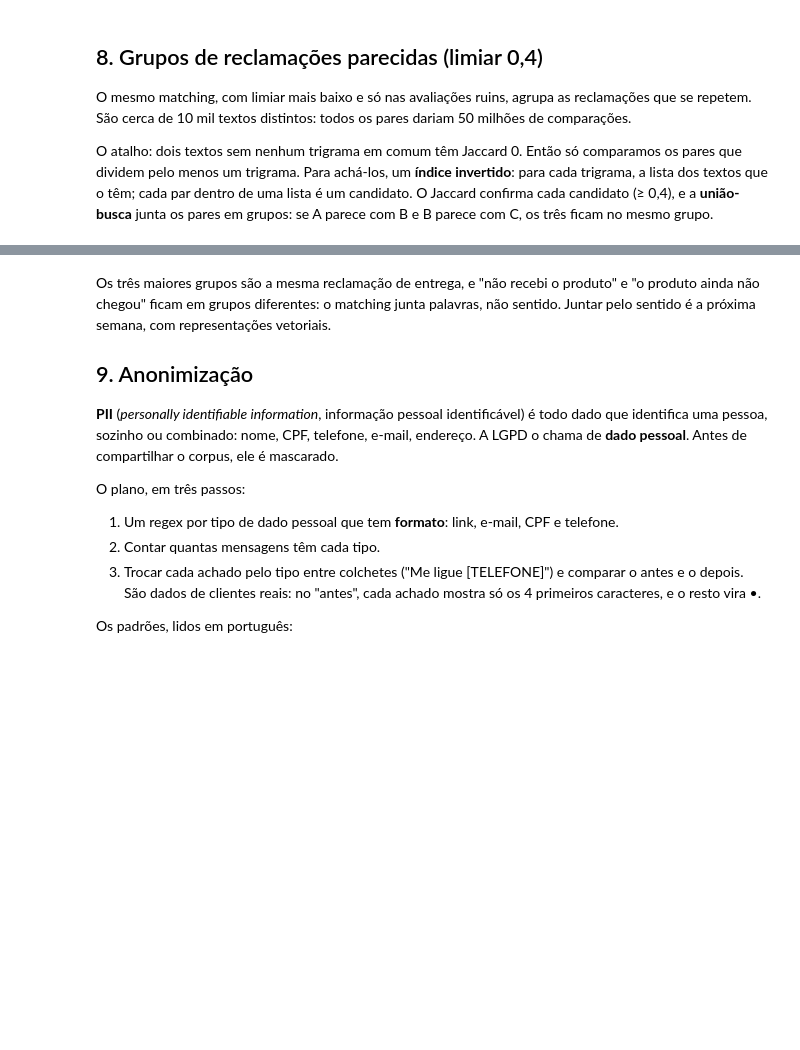
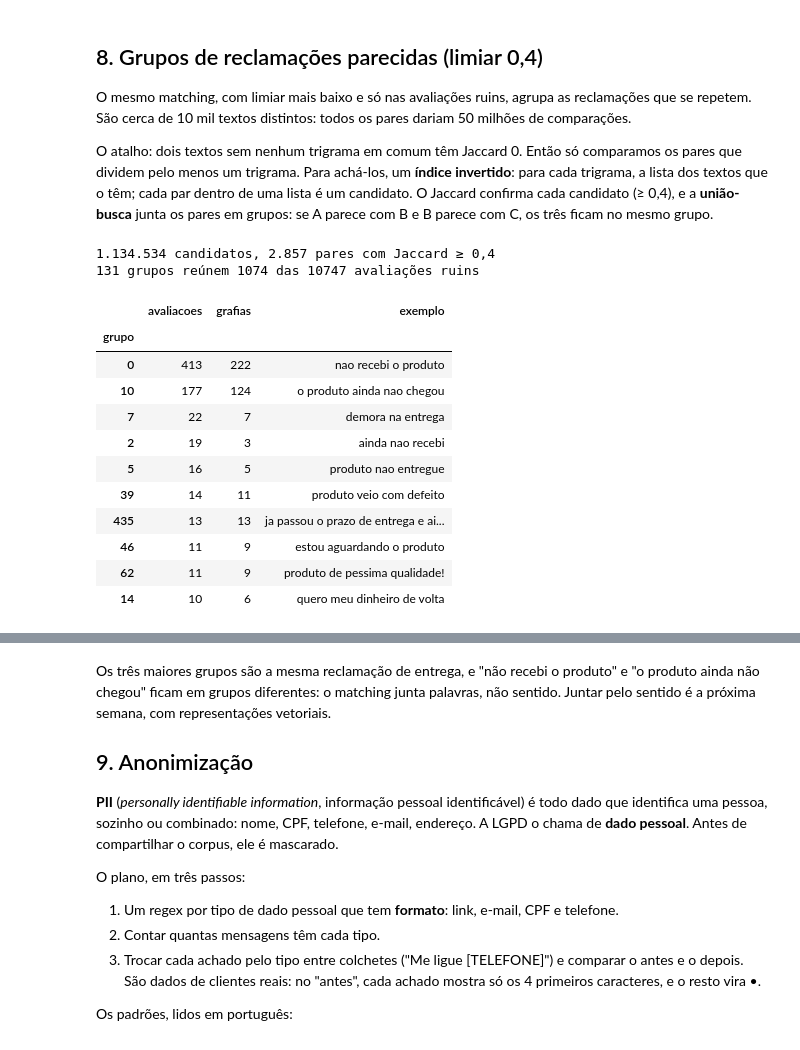
Before and after one commit to chcomin/curso-processamento-e-visualizacao-de-dados, a Jupyter notebook: M07_processamento_de_texto/4_higiene_de_corpus.ipynb, the cells around one changed output, grey strips where cells are left out. Cells and saved outputs as stored; diff of their text form; code cells hidden in the pictures; blank space fills up the shorter version.

```diff
--- a/M07_processamento_de_texto/4_higiene_de_corpus.ipynb
+++ b/M07_processamento_de_texto/4_higiene_de_corpus.ipynb
@@ -151,3 +179,5 @@ for texto in ["AINDA NÃO RECEBI O PRODUTO ", "Ótimo 👍🏼 ", "De 1ª qualid
     print(repr(texto))
     for passo in PASSOS:
         # aplique o próximo passo ao resultado do anterior
+        texto = normalizar(texto, [passo])
+        print(f"  {passo:<13}", repr(texto))
@@ -206,4 +284,5 @@ regras.sum()
 # %%
 # remova só as mensagens sem nenhuma letra
+final = base[~regras["sem nenhuma letra"]].reset_index(drop=True)
 
 print(f"saem {br(len(mensagens) - len(final))} mensagens: ficam {br(len(final))}")
@@ -323,33 +442,52 @@ def agrupar(n, pares):
             pai[i] = pai[pai[i]]
             i = pai[i]
         return i
 
     for p, q in pares:
         rp, rq = raiz(p), raiz(q)
         if rp != rq:
             pai[max(rp, rq)] = min(rp, rq)
     return np.array([raiz(i) for i in range(n)])
 
 
 ruins = final[final["grupo"] == "ruim"]
 # cada texto distinto e quantas avaliações o têm (do mais comum ao menos)
 peso = ruins["norm"].value_counts()
 # só textos com 3 tokens ou mais (um trigrama, pelo menos)
 textos = [t for t in peso.index if len(tokenizar(t)) >= 3]
 conj_ruins = [trigramas(t) for t in textos]
 # os candidatos: pares com algum trigrama em comum
+candidatos = pares_com_trigrama_em_comum(conj_ruins)
 # os pares confirmados pelo Jaccard ≥ 0,4
+pares_ruins = [(p, q) for p, q in candidatos if jaccard(conj_ruins[p], conj_ruins[q]) >= 0.4]
+print(f"{br(len(candidatos))} candidatos, {br(len(pares_ruins))} pares com Jaccard ≥ 0,4")
 # o grupo de cada texto
+rotulo = agrupar(len(textos), pares_ruins)
 
 # uma linha por texto: o texto, o grupo e quantas avaliações ele tem
 tabela = pd.DataFrame({"texto": textos, "grupo": rotulo, "avaliacoes": peso[textos].to_numpy()})
 # uma linha por grupo: avaliações somadas, quantas grafias e o texto mais comum
 grupos = tabela.groupby("grupo").agg(avaliacoes=("avaliacoes", "sum"), grafias=("texto", "size"),
                                      exemplo=("texto", "first"))
 # só grupos de verdade (2 grafias ou mais), dos maiores para os menores
 grupos = grupos[grupos["grafias"] > 1].sort_values("avaliacoes", ascending=False)
 print(f"{len(grupos)} grupos reúnem {grupos['avaliacoes'].sum()} das {len(ruins)} avaliações ruins")
 grupos.head(10)
+# %% [output]
+1.134.534 candidatos, 2.857 pares com Jaccard ≥ 0,4
+131 grupos reúnem 1074 das 10747 avaliações ruins
+|  | avaliacoes | grafias | exemplo |
+| grupo |  |  |  |
+| 0 | 413 | 222 | nao recebi o produto |
+| 10 | 177 | 124 | o produto ainda nao chegou |
+| 7 | 22 | 7 | demora na entrega |
+| 2 | 19 | 3 | ainda nao recebi |
+| 5 | 16 | 5 | produto nao entregue |
+| 39 | 14 | 11 | produto veio com defeito |
+| 435 | 13 | 13 | ja passou o prazo de entrega e ai... |
+| 46 | 11 | 9 | estou aguardando o produto |
+| 62 | 11 | 9 | produto de pessima qualidade! |
+| 14 | 10 | 6 | quero meu dinheiro de volta |
 # %%
 for g in grupos.index[:4]:
     # até 5 grafias do grupo
```
Also changed, not shown: parts of 18 cells of this notebook, 1 other file.
